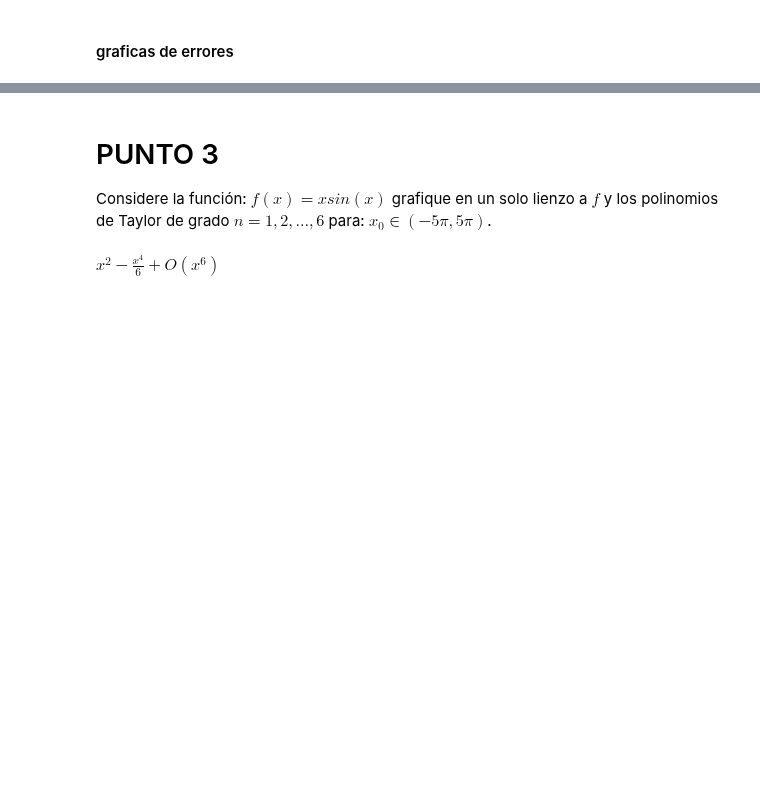
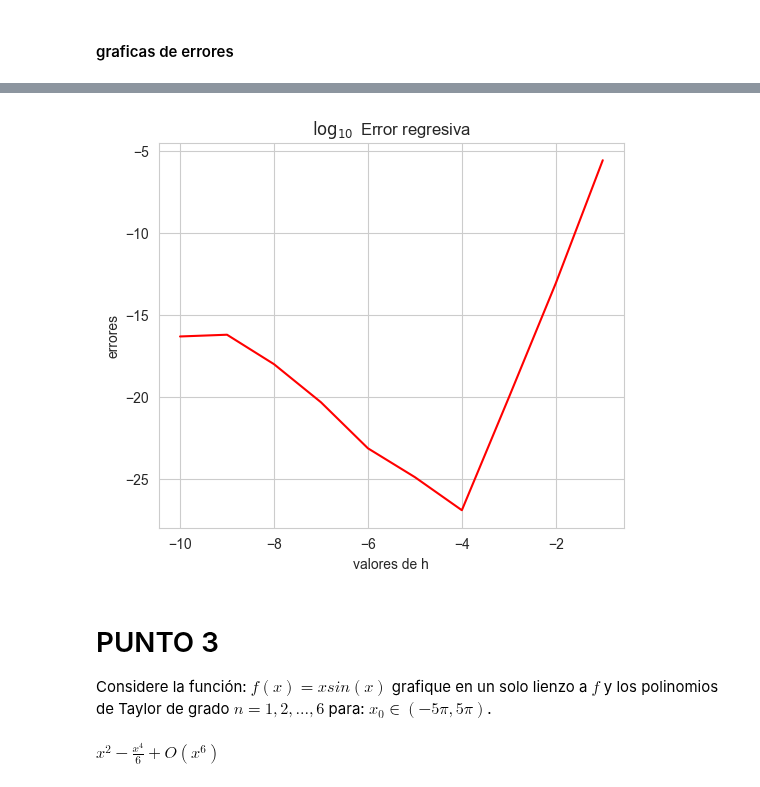
Before and after one commit to K3nnyZY/computer-solutions, a Jupyter notebook: Lab1,Kenny_Zhu,Samir_mercado.ipynb, the cells around one changed output, grey strips where cells are left out. Saved outputs shown, nothing was run; the diff lists cells and outputs as text; code cells hidden in the pictures; blank space fills up the shorter version.

```diff
--- a/Lab1,Kenny_Zhu,Samir_mercado.ipynb
+++ b/Lab1,Kenny_Zhu,Samir_mercado.ipynb
@@ -269,0 +248,3 @@ errores regresivas
+# %%
+error_reg = [(np.abs(df_real-df_reg)) for df_reg in aprox_reg]  # lista de errores regresivas
+print(f"errores regresivas:\n{error_reg}")
@@ -298,3 +268,12 @@ plt.show()
+# %%
+fig, ax1 = plt.subplots(figsize=(6,5))
+
+ax1.plot(h_values,np.log(error_reg),color='r')
+ax1.set_xlabel("valores de h")
+ax1.set_ylabel("errores")
+ax1.set_title('$\log_{10}$ Error regresiva');
+# %% [output]
+[figure, added]
 # %% [markdown]
 # PUNTO 3
 Considere la función: $f(x) = xsin(x)$ grafique en un solo lienzo a $f$ y los polinomios de Taylor
```
Also changed, not shown: parts of 11 cells of this notebook, 9 other files.
